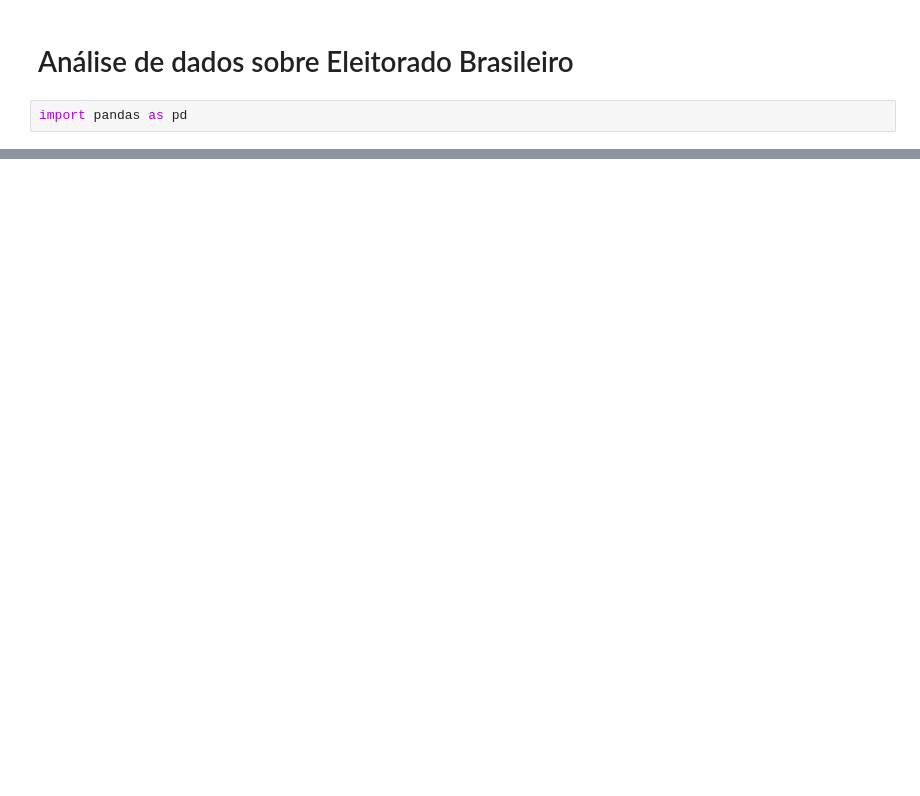
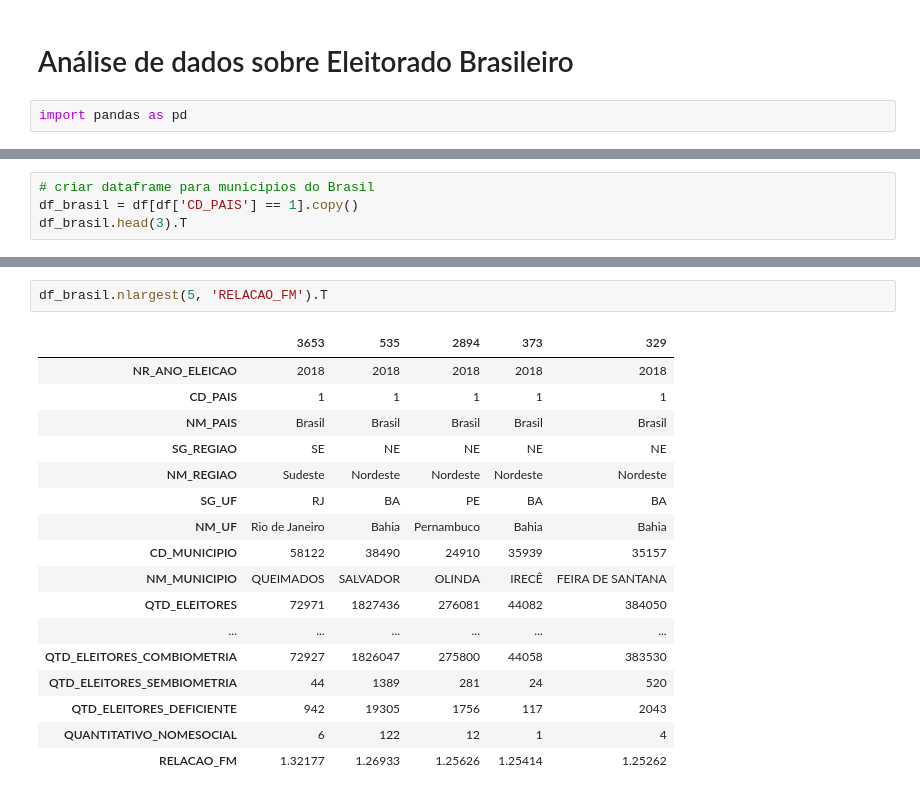
Before and after one commit to diegopmayer/dados-eleitores-TSE, a Jupyter notebook: eleitorado_brasileiro.ipynb, the cells around one changed output, grey strips where cells are left out. Cells and saved outputs as stored; diff of their text form; blank space fills up the shorter version.

```diff
--- a/eleitorado_brasileiro.ipynb
+++ b/eleitorado_brasileiro.ipynb
@@ -12,0 +168,4 @@ df
+# %%
+# criar dataframe para municipios do Brasil
+df_brasil = df[df['CD_PAIS'] == 1].copy()
+df_brasil.head(3).T
@@ -12,0 +190,20 @@ df
+# %%
+df_brasil.nlargest(5, 'RELACAO_FM').T
+# %% [output]
+|  | 3653 | 535 | 2894 | 373 | 329 |
+| NR_ANO_ELEICAO | 2018 | 2018 | 2018 | 2018 | 2018 |
+| CD_PAIS | 1 | 1 | 1 | 1 | 1 |
+| NM_PAIS | Brasil | Brasil | Brasil | Brasil | Brasil |
+| SG_REGIAO | SE | NE | NE | NE | NE |
+| NM_REGIAO | Sudeste | Nordeste | Nordeste | Nordeste | Nordeste |
+| SG_UF | RJ | BA | PE | BA | BA |
+| NM_UF | Rio de Janeiro | Bahia | Pernambuco | Bahia | Bahia |
+| CD_MUNICIPIO | 58122 | 38490 | 24910 | 35939 | 35157 |
+| NM_MUNICIPIO | QUEIMADOS | SALVADOR | OLINDA | IRECÊ | FEIRA DE SANTANA |
+| QTD_ELEITORES | 72971 | 1827436 | 276081 | 44082 | 384050 |
+| ... | ... | ... | ... | ... | ... |
+| QTD_ELEITORES_COMBIOMETRIA | 72927 | 1826047 | 275800 | 44058 | 383530 |
+| QTD_ELEITORES_SEMBIOMETRIA | 44 | 1389 | 281 | 24 | 520 |
+| QTD_ELEITORES_DEFICIENTE | 942 | 19305 | 1756 | 117 | 2043 |
+| QUANTITATIVO_NOMESOCIAL | 6 | 122 | 12 | 1 | 4 |
+| RELACAO_FM | 1.32177 | 1.26933 | 1.25626 | 1.25414 | 1.25262 |
```
Also changed, not shown: parts of 13 cells of this notebook, 1 other file.
